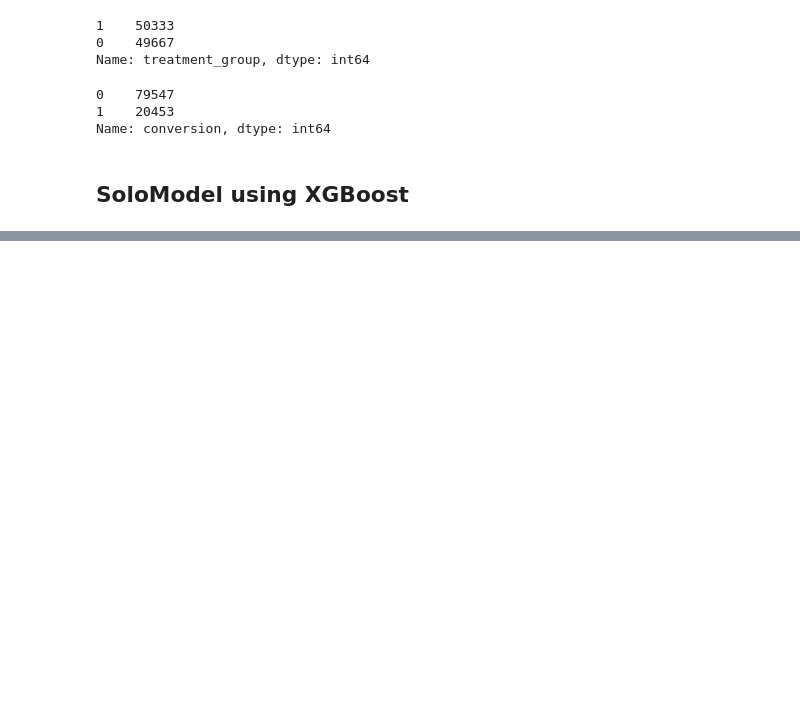
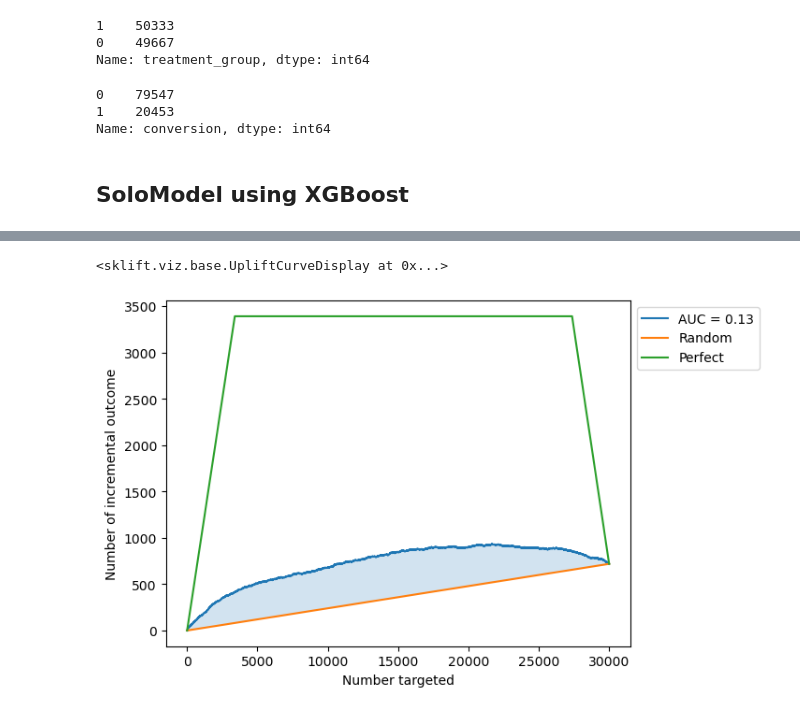
Before and after one commit to Sahilkumarrr13/Uplift_Modeling, a Jupyter notebook: Uplift.ipynb, the cells around one changed output, grey strips where cells are left out. Drawn from its saved outputs; the diff is of its cells as text; code cells hidden in the pictures; blank space fills up the shorter version.

```diff
--- a/Uplift.ipynb
+++ b/Uplift.ipynb
@@ -74,0 +117,17 @@ TypeError: xgboost.sklearn.XGBClassifier.fit() argument after ** must be a mappi
+# %%
+from sklift.models import ClassTransformation, ClassTransformationReg
+# booster = 'gbtree, gblinear or dart', sampling_method = ,eval_metric
+
+xgb_ct = xgb.XGBClassifier(sampling_method = 'uniform', eval_metric = 'auc')
+ct = ClassTransformation(estimator=xgb_ct)
+ct.fit(X_train, y_train, treatment_train, estimator_fit_params={})
+
+uplift_ct = ct.predict(X_test)
+# %%
+fig, ax2 = plt.subplots(1, 1)
+
+plot_qini_curve(y_test, uplift_ct, treatment_test,
+            ax = ax2, perfect=True)
+# %% [output]
+<sklift.viz.base.UpliftCurveDisplay at 0x...>
+[figure, added]
```
Also changed, not shown: parts of 20 cells of this notebook, 1 other file.
